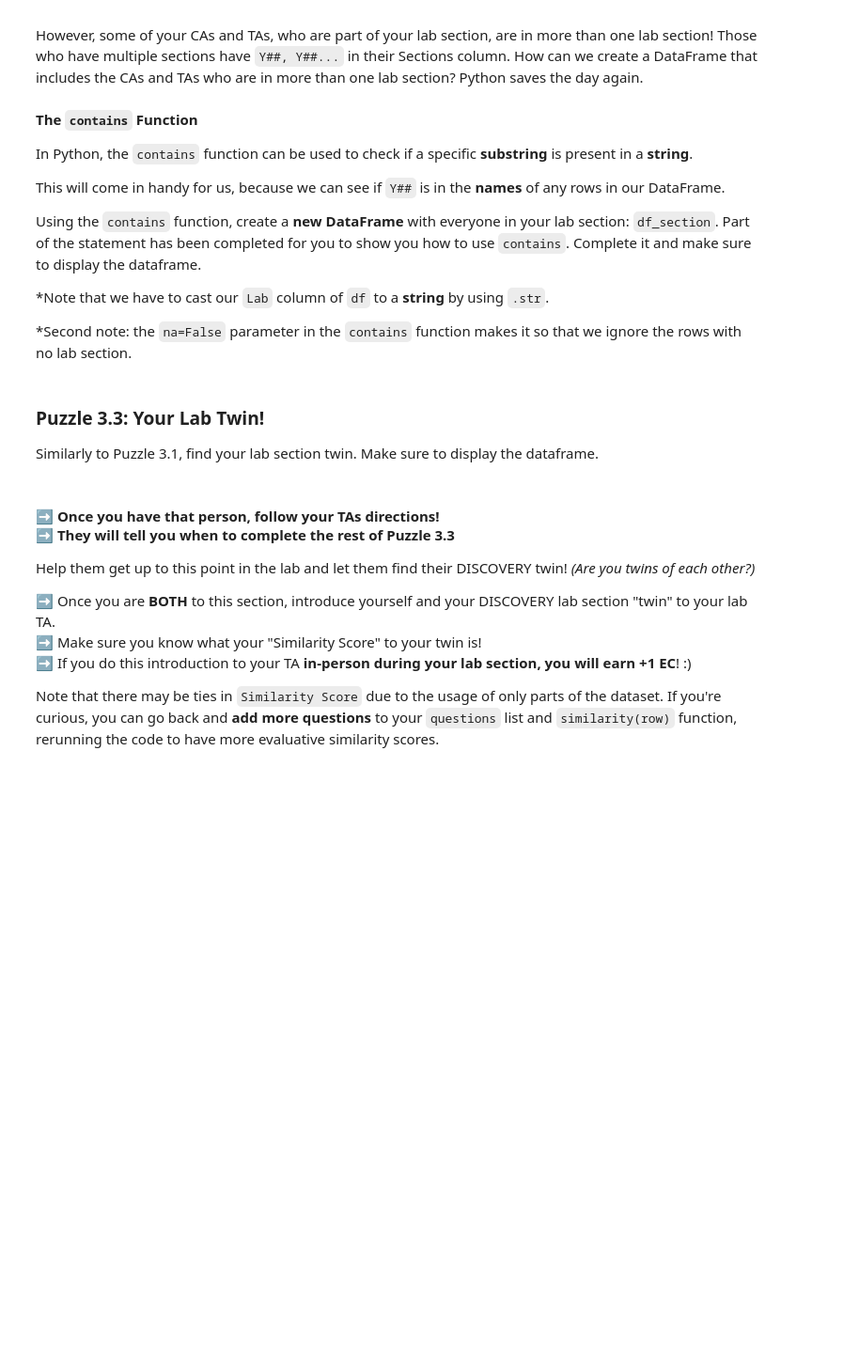
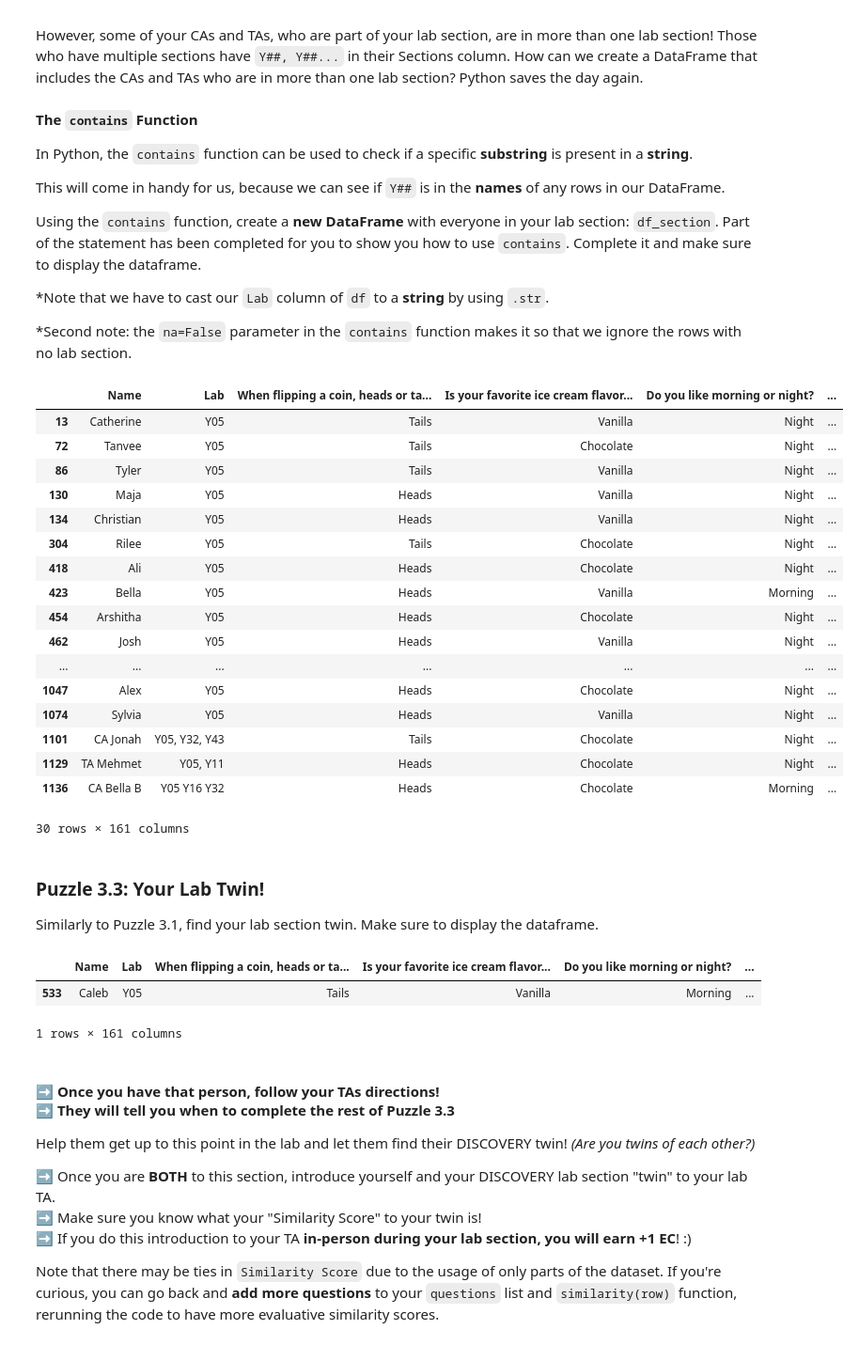
Before and after one commit to JoshuaMorales1245/Personal-Projects, a Jupyter notebook: lab_similarity/lab_similarity.ipynb, the cells around one changed output. Shown at 94% size. Cells and saved outputs as stored; diff of their text form; code cells hidden in the pictures; blank space fills up the shorter version.

Commit message:
lab submission (Or any message you want here)

```diff
--- a/lab_similarity/lab_similarity.ipynb
+++ b/lab_similarity/lab_similarity.ipynb
@@ -129,0 +153,3 @@ Make sure the Series is named `my_row` (this will match up with code we provide
+# %%
+my_row = df_me.iloc[0]
+my_row
@@ -250,3 +321,38 @@ def similarity(row):
+# %%
+def similarity(row):
+    # Your Task Here:
+    # Repeat the above syntax many times for EACH question (column) that you have chosen in your list
+    # IMPORTANT: Make sure to keep your lines all at this same level of tabbing out from the start.
+    # ALSO IMPORTANT: Delete or the replace the "Coffee or Tea?" question!
+    #                 (unless you've decided that is one of your evaluating questions).
+    score = 0
+
+    if row['When flipping a coin, heads or tails?'] == my_row['When flipping a coin, heads or tails?']:
+        score = score+1
+    if row['Do you prefer pizza or hamburgers?'] == my_row['Do you prefer pizza or hamburgers?']:
+        score = score+1
+    if row['Cookies or Brownies?'] == my_row['Cookies or Brownies?']:
+        score = score+1
+    if row['Do you prefer the beach or mountains?'] == my_row['Do you prefer the beach or mountains?']:
+        score = score+1
+    if row['Do you prefer Lebron James or Michael Jordan?'] == my_row['Do you prefer Lebron James or Michael Jordan?']:
+        score = score+1
+    if row['Do you prefer Xbox or Playstation?'] == my_row['Do you prefer Xbox or Playstation?']:
+        score = score+1
+    if row['Sausage or Bacon?'] == my_row['Sausage or Bacon?']:
+        score = score+1
+    if row['Soup or Salad?'] == my_row['Soup or Salad?']:
+        score = score+1
+    if row['Chicken or steak?'] == my_row['Chicken or steak?']:
+        score = score+1
+    if row['Tacos or Burritos?'] == my_row['Tacos or Burritos?']:
+        score = score+1
+    if row['TikTok or Instagram?'] == my_row['TikTok or Instagram?']:
+        score = score+1
+    if row['Seals or Penguins?'] == my_row['Seals or Penguins?']:
+        score = score+1
+
+    return score
 # %% [markdown]
 ### 🔬 Test Case Checkpoint 🔬
 # %%
@@ -272,0 +379,3 @@ Using the above explanation as reference, **add a column** named `Similarity Sco
+# %%
+df["Similarity Score"] = df.apply(similarity, axis=1)
+df
@@ -322,8 +457,27 @@ Using the `contains` function, create a **new DataFrame** with everyone in your
 
 *Second note: the `na=False` parameter in the `contains` function makes it so that we ignore the rows with no lab section.
 # %%
-df_section = df[(df['Lab'].str.contains("Y##",na=False))]
+df_section = df[(df['Lab'].str.contains("Y05",na=False))]
 df_section
+# %% [output]
+|  | Name | Lab | When flipping a coin, heads or ta... | Is your favorite ice cream flavor... | Do you like morning or night? | ... |
+| 13 | Catherine | Y05 | Tails | Vanilla | Night | ... |
+| 72 | Tanvee | Y05 | Tails | Chocolate | Night | ... |
+| 86 | Tyler | Y05 | Tails | Vanilla | Night | ... |
+| 130 | Maja | Y05 | Heads | Vanilla | Night | ... |
+| 134 | Christian | Y05 | Heads | Vanilla | Night | ... |
+| 304 | Rilee | Y05 | Tails | Chocolate | Night | ... |
+| 418 | Ali | Y05 | Heads | Chocolate | Night | ... |
+| 423 | Bella | Y05 | Heads | Vanilla | Morning | ... |
+| 454 | Arshitha | Y05 | Heads | Chocolate | Night | ... |
+| 462 | Josh | Y05 | Heads | Vanilla | Night | ... |
+| ... | ... | ... | ... | ... | ... | ... |
+| 1047 | Alex | Y05 | Heads | Chocolate | Night | ... |
+| 1074 | Sylvia | Y05 | Heads | Vanilla | Night | ... |
+| 1101 | CA Jonah | Y05, Y32, Y43 | Tails | Chocolate | Night | ... |
+| 1129 | TA Mehmet | Y05, Y11 | Heads | Chocolate | Night | ... |
+| 1136 | CA Bella B | Y05 Y16 Y32 | Heads | Chocolate | Morning | ... |
+30 rows × 161 columns
 # %% [markdown]
 ### Puzzle 3.3: Your Lab Twin!
 
@@ -333,3 +485,11 @@ Similarly to Puzzle 3.1, find your lab section twin. Make sure to display the da
+# %%
+max_section = df_section["Similarity Score"].nlargest(2).iloc[-1]
+person_section = df_section[df_section["Similarity Score"] == max_section]
+person_section
+# %% [output]
+|  | Name | Lab | When flipping a coin, heads or ta... | Is your favorite ice cream flavor... | Do you like morning or night? | ... |
+| 533 | Caleb | Y05 | Tails | Vanilla | Morning | ... |
+1 rows × 161 columns
 # %% [markdown]
 #### **➡️ Once you have that person, follow your TAs directions!<br> ➡️ They will tell you when to complete the rest of Puzzle 3.3**<br>
 
```
Also changed, not shown: parts of 30 cells of this notebook, 1 other file.
